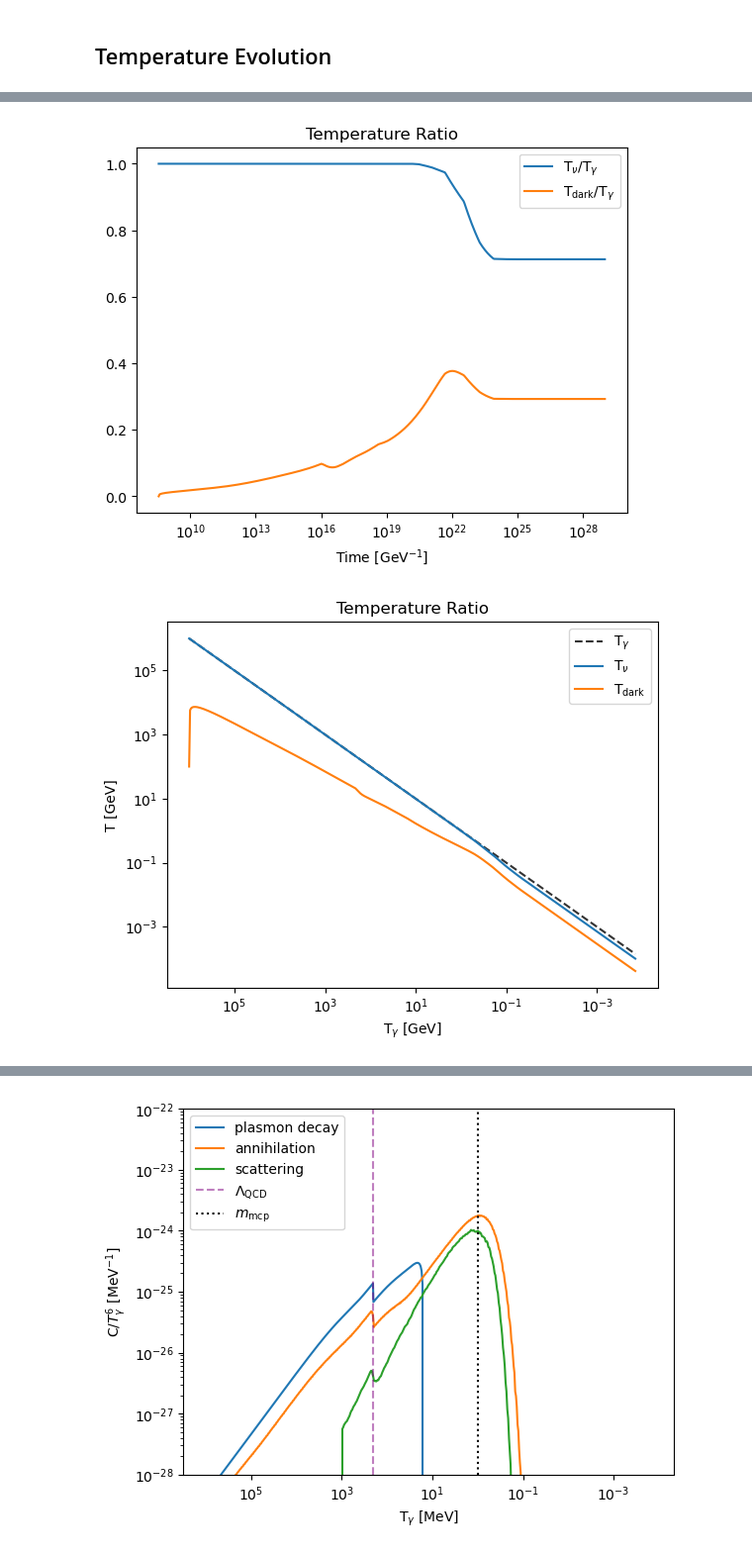
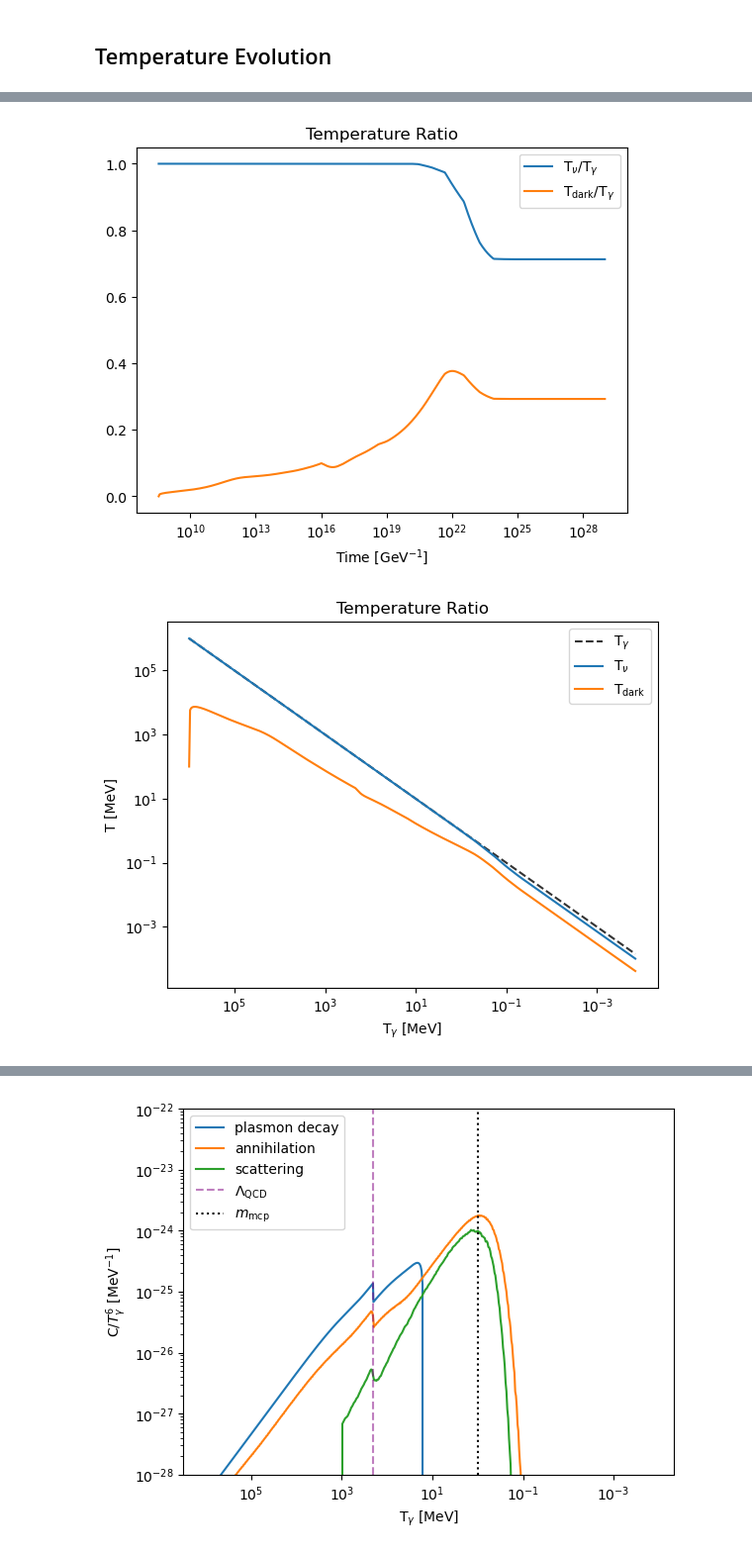
Before and after one commit to Duncan-Adams/mcp_boltzmann, a Jupyter notebook: notebooks/mcp_boltzmann_solver.ipynb, the cells around one changed output, grey strips where cells are left out. Shown: that part at 99% size. Drawn from its saved outputs; the diff is of its cells as text; code cells hidden in the pictures.

```diff
--- a/notebooks/mcp_boltzmann_solver.ipynb
+++ b/notebooks/mcp_boltzmann_solver.ipynb
@@ -77,3 +79,6 @@ def CF_plas(T_sm, T_ds, Q):
+# %%
+def CF_Z_decay(T_sm, T_ds, Q):
+    return plas.C_Z_decay(T_sm, T_ds, m_mcp, Q)
 # %% [markdown]
 # Setup Boltzmann equation
 # %%
@@ -81,6 +86,7 @@ Boltz = Boltzmann(m_mcp)
 Boltz.add_colterm_EM_DS(CF_ann_sm_ds)
 Boltz.add_colterm_EM_DS(CF_scatt_sm_ds)
 Boltz.add_colterm_EM_DS(CF_plas)
+Boltz.add_colterm_EM_DS(CF_Z_decay)
 # %%
 T_gamma_0 = 1e6 * MeV
 T_nu_0 = T_gamma_0
@@ -159,24 +165,24 @@ plt.legend()
 
 plt.show()
 # %% [output]
-[figure, old version]
+[figure, new version]
 # %%
 plt.plot(sol_bsm.y[0], sol_bsm.y[0], linestyle='dashed', color='black', alpha=0.8, label=r'T$_\gamma$')
 plt.plot(sol_bsm.y[0], sol_bsm.y[1], label=r'T$_\nu$')
 plt.plot(sol_bsm.y[0], sol_bsm.y[2], label=r'T$_{\rm dark}$')
 plt.yscale('log')
 plt.xscale('log')
 
-plt.xlabel(r'T$_{\gamma}$ [GeV]')
-plt.ylabel('T [GeV]')
+plt.xlabel(r'T$_{\gamma}$ [MeV]')
+plt.ylabel('T [MeV]')
 plt.title('Temperature Ratio')
 plt.legend()
 
 plt.gca().invert_xaxis()
 
 plt.show()
 # %% [output]
-[figure, old version]
+[figure, new version]
 # %%
 from mcp_boltzmann.boltzmann import Hubble
 Hub_plot = Hubble(sol_bsm.y[0], sol_bsm.y[1], sol_bsm.y[2], m_mcp)
```
Also changed, not shown: parts of 5 cells of this notebook, 2 other files.
